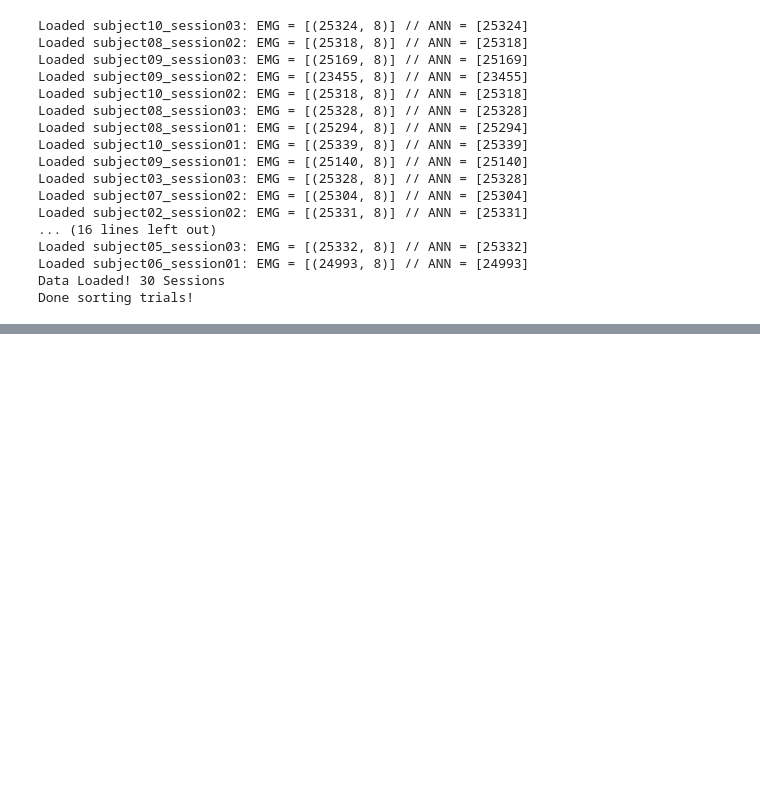
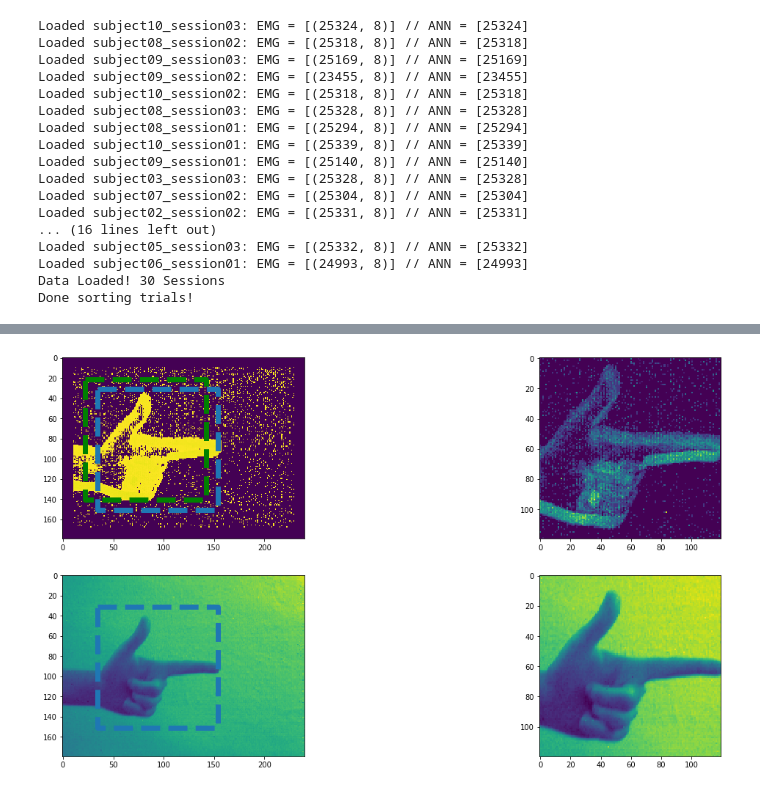
Before and after one commit to Enny1991/hand_gestures_cc19, a Jupyter notebook: HOG_DAVIS_Frames.ipynb, the cells around one changed output, grey strips where cells are left out. Saved outputs shown, nothing was run; the diff lists cells and outputs as text; code cells hidden in the pictures; blank space fills up the shorter version.

```diff
--- a/HOG_DAVIS_Frames.ipynb
+++ b/HOG_DAVIS_Frames.ipynb
@@ -12,2 +13,12 @@ import matplotlib.pyplot as plt
+# %%
+# this is to find the zero timestepping of the davis
+def find_trigger(ts):
+    return np.where(np.diff(ts) < 0)[0][0]
+
+def create_frame(x, y, dim=(128, 128)):
+    img = np.zeros(dim)
+    for _x, _y in zip(x.astype('int32'), y.astype('int32')):
+        img[dim[0] - 1 - _x,_y] += 1
+    return img
 # %%
 basedir = '/Users/enea/Dropbox/Capocaccia2019_Gesture_DVS_Myo/Dataset/'
@@ -107,3 +93,89 @@ Loaded subject05_session03: EMG = [(25332, 8)] // ANN = [25332]
 Loaded subject06_session01: EMG = [(24993, 8)] // ANN = [24993]
 Data Loaded! 30 Sessions
 Done sorting trials!
+# %%
+gesture = 'elle'
+trial = 3
+subject = '06'
+session = '02'
+file_name = f"subject{subject}_session{session}_davis.npz"
+davis_data = np.load(basedir + file_name)
+print(list(davis_data.keys()))
+davis_frames = davis_data['frames']
+davis_times = davis_data['frames_time']
+print(davis_frames.shape)
+dvs_events = davis_data['dvs_events']
+print(dvs_events.shape)
+
+# load beginning and end
+b = np.array(subjects[f"subject{subject}_session{session}"].begs[gesture][trial]) / fs
+e = np.array(subjects[f"subject{subject}_session{session}"].ends[gesture][trial]) / fs
+
+frame_size = 0.2
+shift = 1.5
+beginning = b + shift
+ending = beginning + frame_size
+# slice
+sl = (dvs_events[2] > beginning) & (dvs_events[2] < ending)
+
+sl2 = (davis_times > beginning) & (davis_times < ending)
+
+times = davis_times[sl2]
+imgs = davis_frames[sl2]
+
+img = dvs_events[:, sl]
+print(img.shape)
+fig, ax = plt.subplots(2, 2, figsize=(20,10))
+
+beg_int = int(shift * fs)
+end_int = int((shift + frame_size) * fs)
+
+
+sll = (img[1] > 10) & (img[1] < 170) & (img[0] > 10) & (img[0] < 230)
+
+
+
+kkk = create_frame(img[1][sll], img[0][sll], dim=(180, 240))
+
+frame = np.uint8(kkk * 255)
+# blurred = cv2.GaussianBlur(frame, (5, 5), 0)
+# thresh = cv2.threshold(blurred, 60, 255, cv2.THRESH_BINARY)[1]
+
+M = cv2.moments(frame)
+x = int(M["m10"] / M["m00"])
+y = int(M["m01"] / M["m00"])
+
+x2 = int(np.median(img[1][sll]))
+y2 = int(np.median(img[0][sll]))
+
+
+a = (img[0] > (x - 60)) & (img[0] < (x + 60))
+b = (img[1] > (180 - y - 60)) & (img[1] < (180 - y + 60))
+
+xxx = img[1][a & b]
+yyy = img[0][a & b]
+
+kkk = create_frame(xxx - min(xxx), yyy - min(yyy) , dim=(120, 120))
+
+
+S = 120 // 2
+
+_ = ax[0][0].imshow(frame)
+ax[0][0].plot([x - S, x + S, x + S, x - S, x - S],
+           [y  - S, y  - S, y + S, y  + S, y  - S], '--', linewidth=7)
+
+ax[0][0].plot([x2 - S, x2 + S, x2 + S, x2 - S, x2 - S],
+           [y2  - S, y2  - S, y2 + S, y2  + S, y2  - S], '--g', linewidth=7)
+
+# _ = ax[0][1].imshow(frame[y - S: y + S, x - S:x + S])
+_ = ax[0][1].imshow(kkk)
+
+
+iii = imgs[0][::-1, :][:, ::-1]
+
+_ = ax[1][0].imshow(iii)
+ax[1][0].plot([x - S, x + S, x + S, x - S, x - S],
+           [y  - S, y  - S, y + S, y  + S, y  - S], '--', linewidth=7)
+
+_ = ax[1][1].imshow(iii[y - S: y + S, x - S:x + S])
+# %% [output]
@@ -110,3 +186,4 @@ Done sorting trials!
+[figure, added]
 # %%
 for subject, data in subjects.items():
 
```
Also changed, not shown: parts of 20 cells of this notebook, 12 other files.
